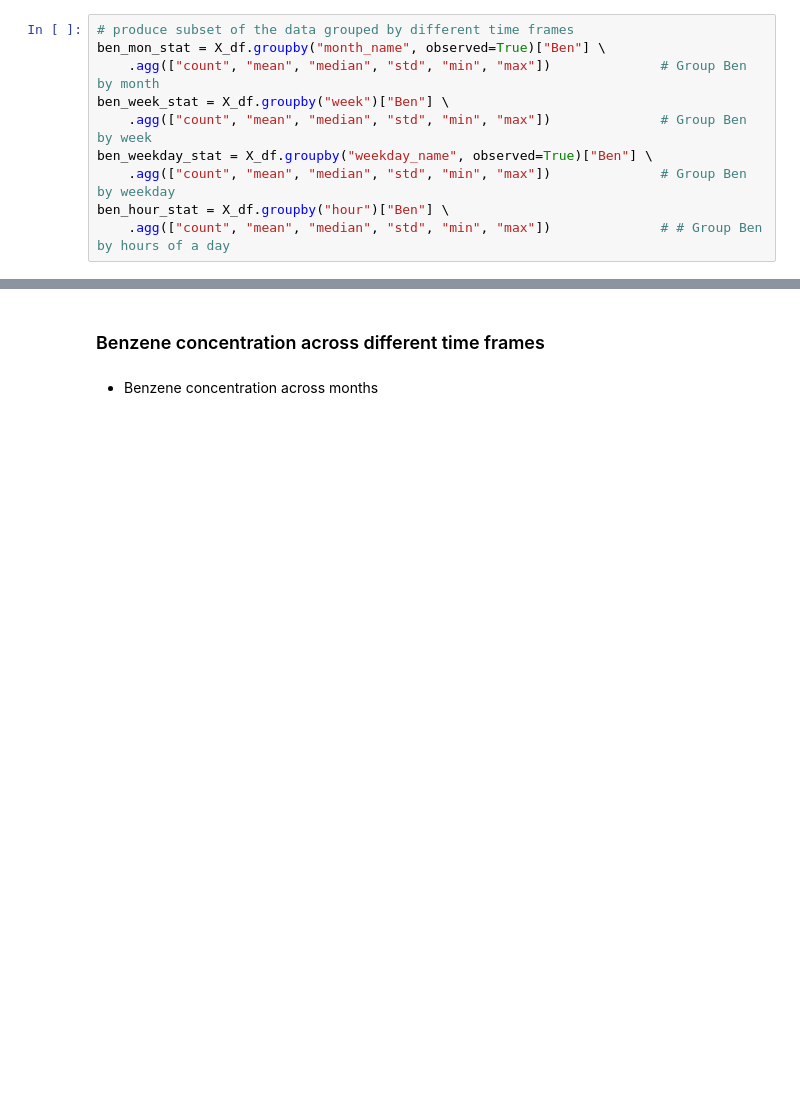
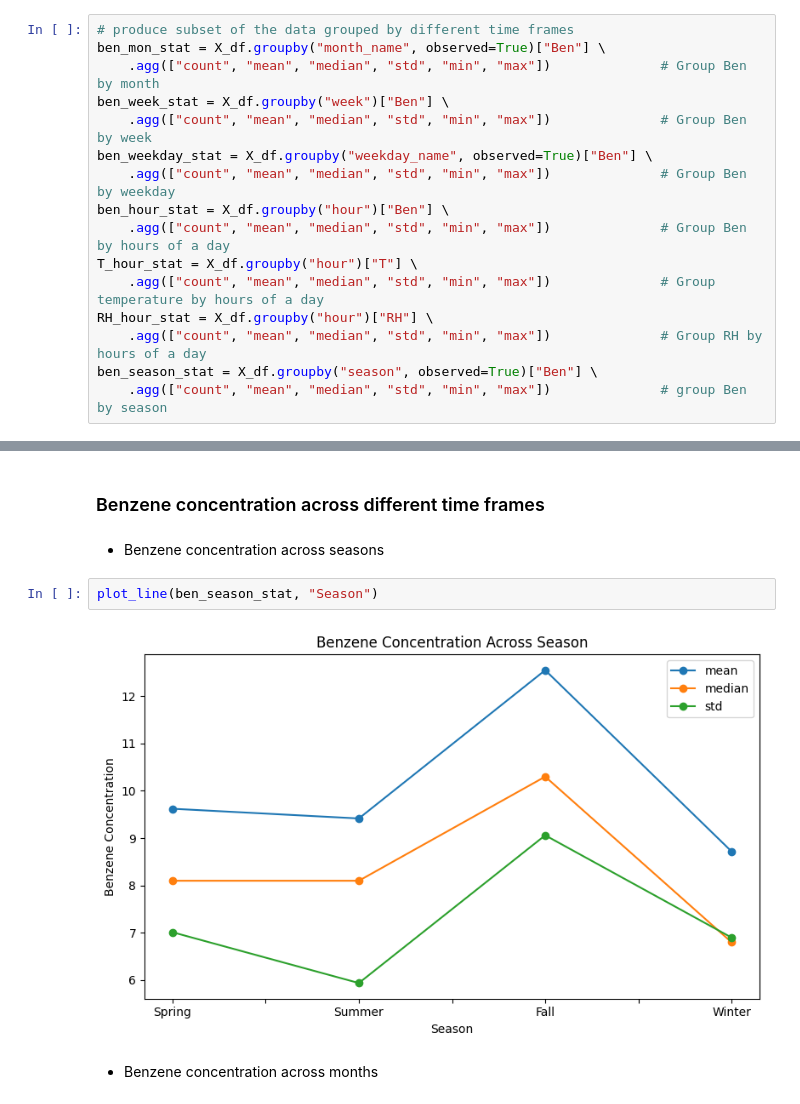
Before and after one commit to bingxiaochen/ST-554-Project1, a Jupyter notebook: Task2/Project1_Task2_Hui.ipynb, the cells around one changed output, grey strips where cells are left out. Drawn from its saved outputs; the diff is of its cells as text; blank space fills up the shorter version.

```diff
--- a/Task2/Project1_Task2_Hui.ipynb
+++ b/Task2/Project1_Task2_Hui.ipynb
@@ -166,7 +185,13 @@ ben_week_stat = X_df.groupby("week")["Ben"] \
 ben_weekday_stat = X_df.groupby("weekday_name", observed=True)["Ben"] \
     .agg(["count", "mean", "median", "std", "min", "max"])              # Group Ben by weekday
 ben_hour_stat = X_df.groupby("hour")["Ben"] \
-    .agg(["count", "mean", "median", "std", "min", "max"])              # # Group Ben by hours of a day
+    .agg(["count", "mean", "median", "std", "min", "max"])              # Group Ben by hours of a day
+T_hour_stat = X_df.groupby("hour")["T"] \
+    .agg(["count", "mean", "median", "std", "min", "max"])              # Group temperature by hours of a day
+RH_hour_stat = X_df.groupby("hour")["RH"] \
+    .agg(["count", "mean", "median", "std", "min", "max"])              # Group RH by hours of a day
+ben_season_stat = X_df.groupby("season", observed=True)["Ben"] \
+    .agg(["count", "mean", "median", "std", "min", "max"])              # group Ben by season
 # %%
 ben_mon_stat
 # %% [output]
@@ -256,6 +278,12 @@ def plot_line(df, timeframe):
     return None
 # %% [markdown]
 ### Benzene concentration across different time frames
+# %% [markdown]
+- Benzene concentration across seasons
+# %%
+plot_line(ben_season_stat, "Season")
+# %% [output]
+[figure, added]
 # %% [markdown]
  - Benzene concentration across months
 # %%
```
Also changed, not shown: parts of 13 cells of this notebook.
